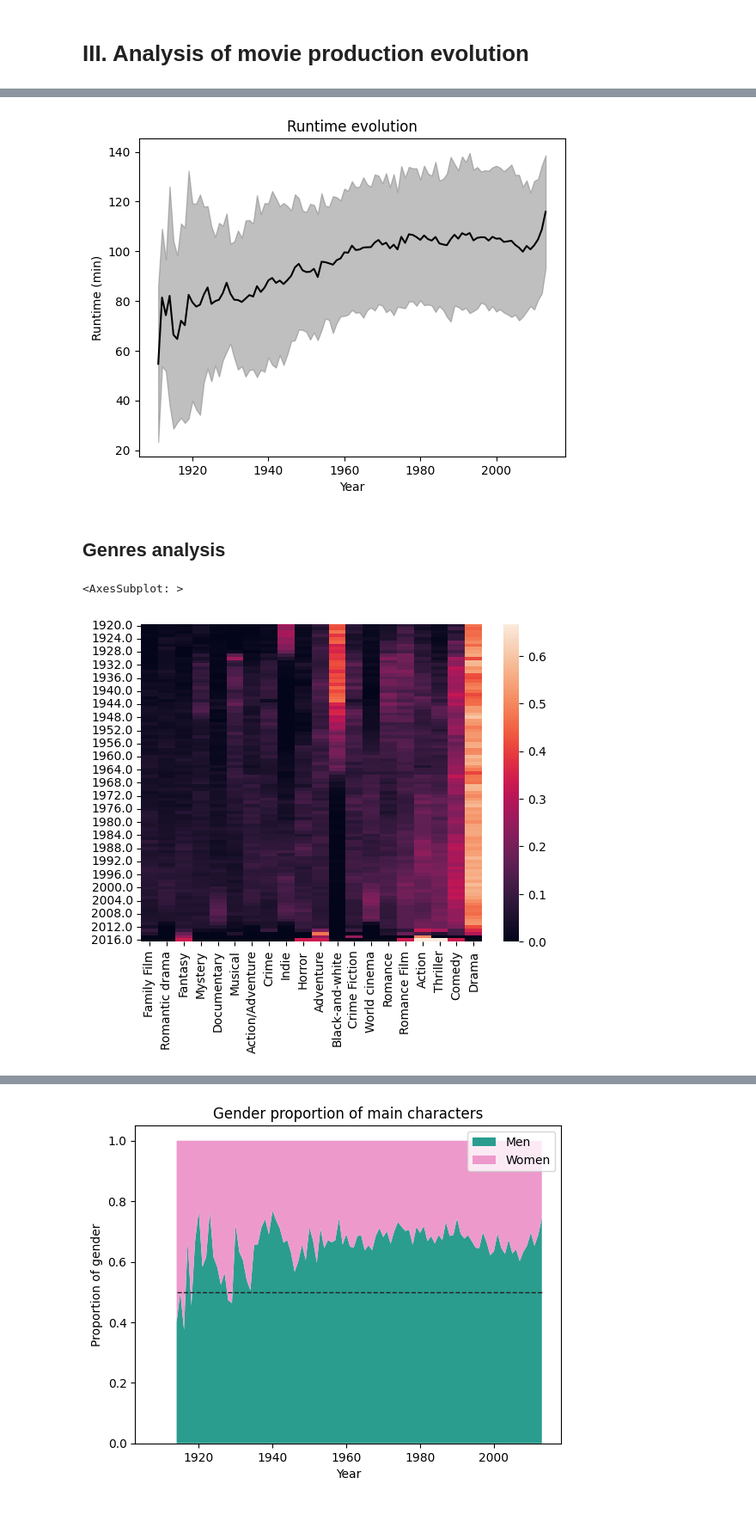
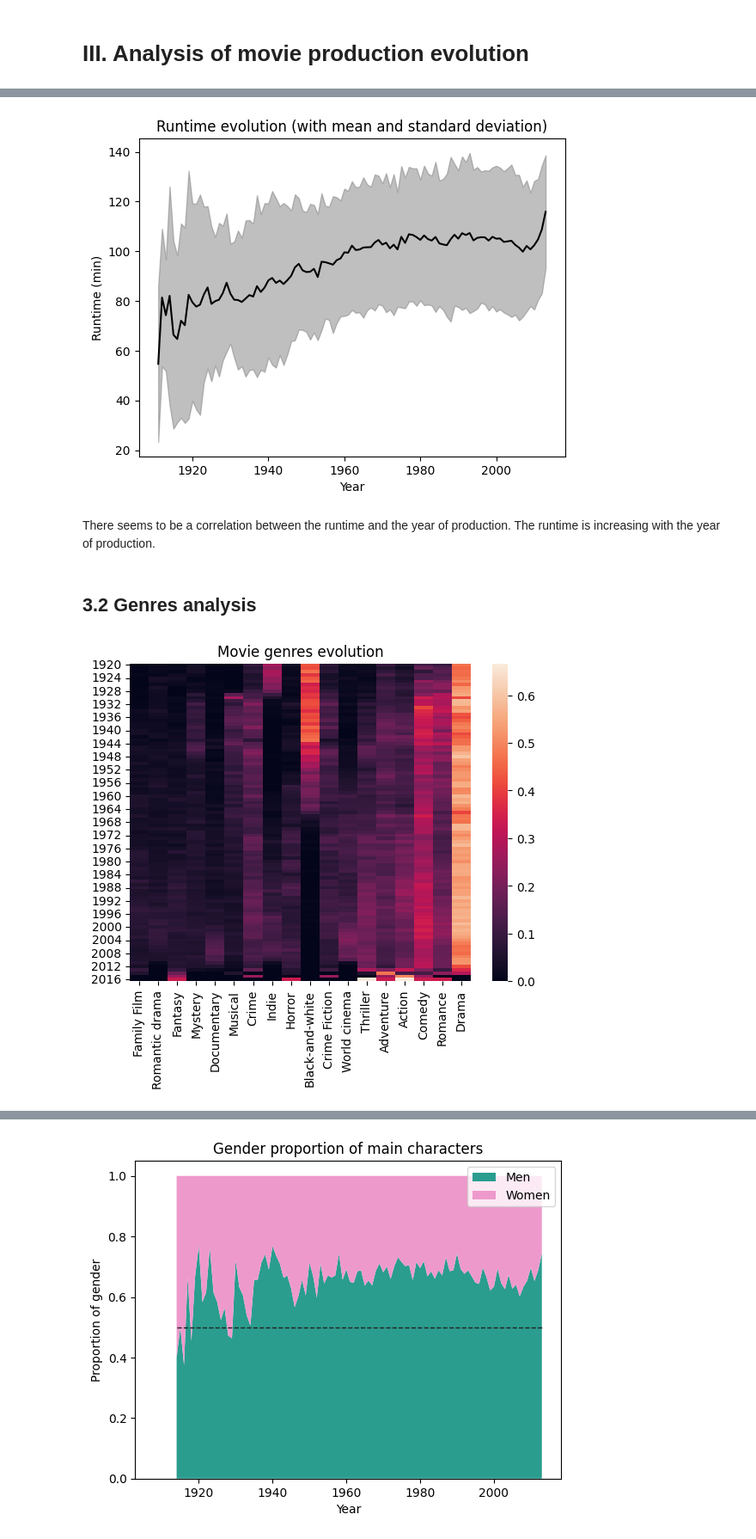
Before and after one commit to epfl-ada/ada-2022-project-r4d4r, a Jupyter notebook: BigNotebook.ipynb, the cells around one changed output, grey strips where cells are left out. Shown at 86% size. Drawn from its saved outputs; the diff is of its cells as text; code cells hidden in the pictures; blank space fills up the shorter version.

```diff
--- a/BigNotebook.ipynb
+++ b/BigNotebook.ipynb
@@ -534,19 +535,21 @@ plt.fill_between(des_runtime.index, des_runtime["mean"].values - des_runtime["st
 plt.plot(des_runtime["mean"], color = 'black')
 plt.xlabel('Year')
 plt.ylabel('Runtime (min)')
-plt.title('Runtime evolution')
+plt.title('Runtime evolution (with mean and standard deviation)')
 plt.show()
 # %% [output]
-[figure, old version]
+[figure, new version]
+# %% [markdown]
+There seems to be a correlation between the runtime and the year of production. The runtime is increasing with the year of production.
 # %% [markdown]
-## Genres analysis
+## 3.2 Genres analysis
 # %%
 df_genre = []
-movie_norm_factor = MOVIE_DATA["movie_release_year"].value_counts()
+movie_norm_factor = df_movies["movie_release_year"].value_counts()
 for year in movie_norm_factor.index:
     row = []
     for genre in genre_data.index:
-        matched = MOVIE_DATA[MOVIE_DATA["movie_release_year"] == year]
+        matched = df_movies[df_movies["movie_release_year"] == year]
         matched = matched[matched["genres"].apply(lambda x: genre in x)]
         if len(matched):
             row.append(matched.count()["genres"])
@@ -556,8 +559,12 @@ for year in movie_norm_factor.index:
     df_genre.append(row)
 df_genre = pd.DataFrame(df_genre, index = movie_norm_factor.index, columns=genre_data.index).sort_index()
 # %%
+df_genre.index = df_genre.index.astype(int)
 df_genre_newer = df_genre[df_genre.index > 1919]
+
+
 sns.heatmap(df_genre_newer)
+plt.title("Movie genres evolution")
+plt.show()
 # %% [output]
-<AxesSubplot: >
-[figure, old version]
+[figure, new version]
```
Also changed, not shown: parts of 17 cells of this notebook.
